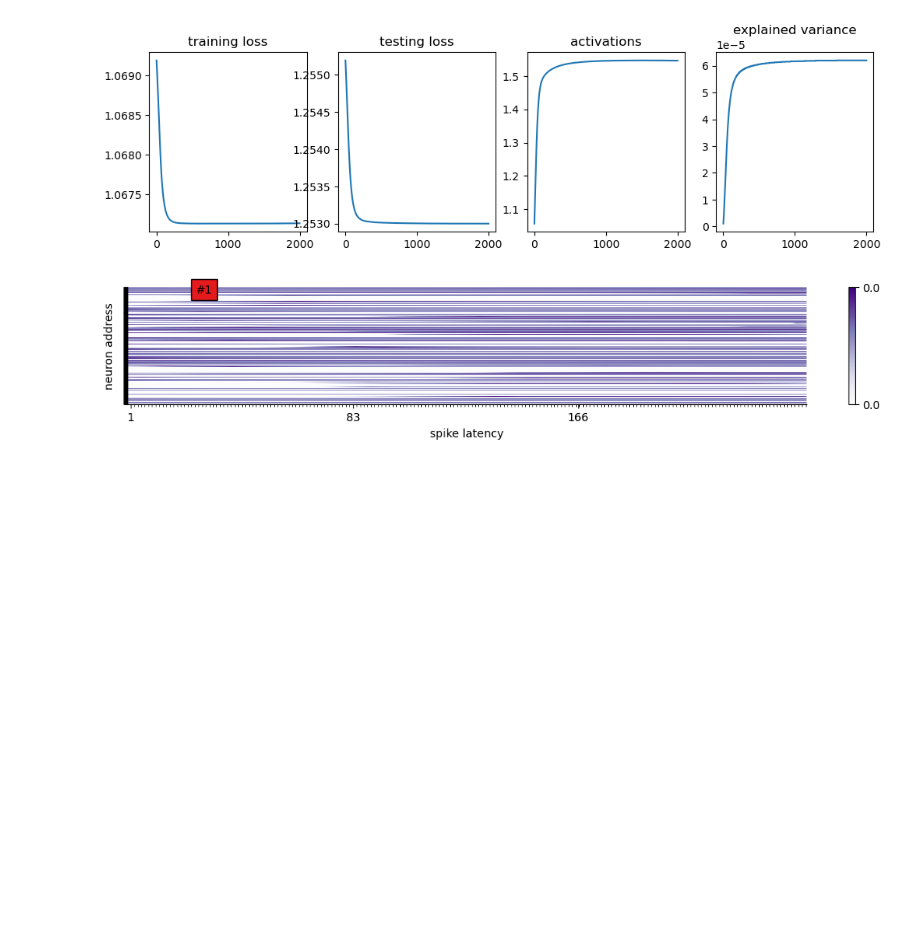
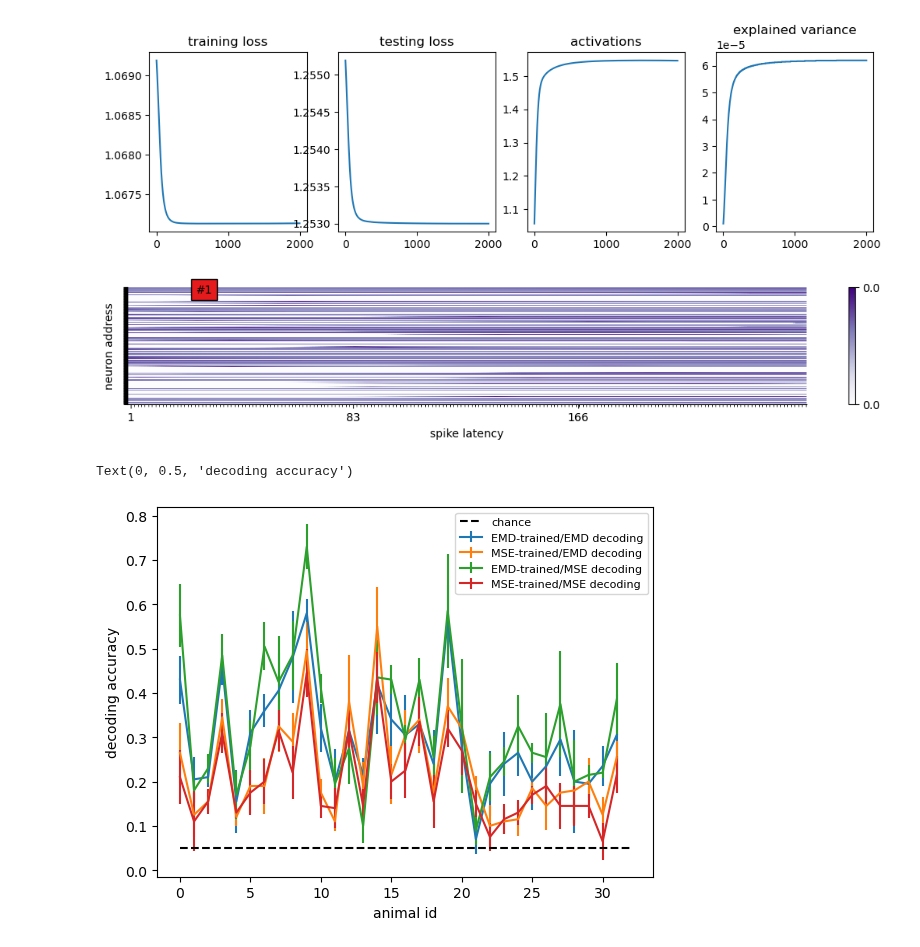
Before and after one commit to AntoineGrimaldi/wassa, a Jupyter notebook: results_paper/annexe_allendataset_decoding_no_normalization_FRs.ipynb, the cells around one changed output. Drawn from its saved outputs; the diff is of its cells as text; code cells hidden in the pictures; blank space fills up the shorter version.

```diff
--- a/results_paper/annexe_allendataset_decoding_no_normalization_FRs.ipynb
+++ b/results_paper/annexe_allendataset_decoding_no_normalization_FRs.ipynb
@@ -215,8 +213,6 @@ def make_allen_testsets_for_decoding(dataset_path, number_samples_per_image=10,
 
     return all_testsets, id_image_by_animal
 # %%
-all_testsets, labels = make_allen_testsets_for_decoding(dataset_path,fold_ind=0,device=device)
+all_emd_mse, all_emd_emd, weights_emd, _ = classifier(dataset_name,training_parameters_emd,metric_names,saving_path=saving_path,device=device)
 # %%
-all_mse_emd, all_emd_emd, dec_score_mse_emd, dec_score_emd_emd = classifier(dataset_name,training_parameters_emd,metric_names,saving_path=saving_path,device=device)
+all_mse_mse, all_mse_emd, weights_mse, _ = classifier(dataset_name,training_parameters_mse,metric_names,saving_path=saving_path,device=device)
-# %%
-all_mse_mse, all_emd_mse, dec_score_mse_mse, dec_score_emd_mse = classifier(dataset_name,training_parameters_mse,metric_names,saving_path=saving_path,device=device)
@@ -225,24 +219,24 @@ all__mse_frs, all__emd_frs, dec_score_mse_frs, dec_score_emd_frs = classifier(da
+# %%
+def decoding_accuracy(loss):
+    number_folds, number_animals, number_aes, number_samples = loss.shape
+    ind_hat = torch.argmin(loss,axis=2)
+    true_ind = torch.arange(number_aes).repeat_interleave(2).unsqueeze(0).unsqueeze(0).repeat(number_folds,number_animals,1)
+    correct = ind_hat == true_ind
+    return correct.sum(axis=(2))/(number_samples)
 # %%
-ind_fold = 0
-ind_animal = 15
-fig, axs = plt.subplots(2, 2,figsize=(20,10))
-mat = [[all_emd_emd[ind_fold,ind_animal], all_mse_emd[ind_fold,ind_animal]],[all_emd_mse[ind_fold,ind_animal], all_mse_mse[ind_fold,ind_animal]]]
-title = [["EMD-trained → EMD-decoded","MSE-trained → EMD-decoded"], ["EMD-trained → MSE-decoded","MSE-trained → MSE-decoded"]]
-
-cmaps = ['viridis','plasma']
-for row in range(2):
-    for col in range(2):
-        ax = axs[row, col]
-        pcm = ax.imshow(mat[row][col],
-                            cmap=cmaps[row])
-        if row==0:
-            ax.set_xticks([])
-        else:
-            ax.set_xlabel('sample id')
-        if col==1:
-            ax.set_yticks([])
-        else:
-            ax.set_ylabel('AE (image) id')
-        ax.set_title(title[row][col])
-        ax.grid(visible=None)
-    fig.colorbar(pcm, ax=axs[row, :], shrink=0.8)
+acc_emd_emd = decoding_accuracy(all_emd_emd)
+number_animals = acc_emd_emd.shape[1]
+plt.errorbar(torch.arange(number_animals),acc_emd_emd.mean(axis=0),acc_emd_emd.std(axis=0),label='EMD-trained/EMD decoding')
+acc_mse_emd = decoding_accuracy(all_mse_emd)
+plt.errorbar(torch.arange(number_animals),acc_mse_emd.mean(axis=0),acc_mse_emd.std(axis=0),label='MSE-trained/EMD decoding')
+acc_emd_mse = decoding_accuracy(all_emd_mse)
+plt.errorbar(torch.arange(number_animals),acc_emd_mse.mean(axis=0),acc_emd_mse.std(axis=0),label='EMD-trained/MSE decoding')
+acc_mse_mse = decoding_accuracy(all_mse_mse)
+plt.errorbar(torch.arange(number_animals),acc_mse_mse.mean(axis=0),acc_mse_mse.std(axis=0),label='MSE-trained/MSE decoding')
+plt.hlines(.05,0,32,color='black',linestyles='dashed',label='chance')
+plt.legend(prop={'size': 8})
+plt.xlabel('animal id')
+plt.ylabel('decoding accuracy')
+# %% [output]
+Text(0, 0.5, 'decoding accuracy')
+[figure, added]
```
Also changed, not shown: parts of 11 cells of this notebook, 6 other files.
